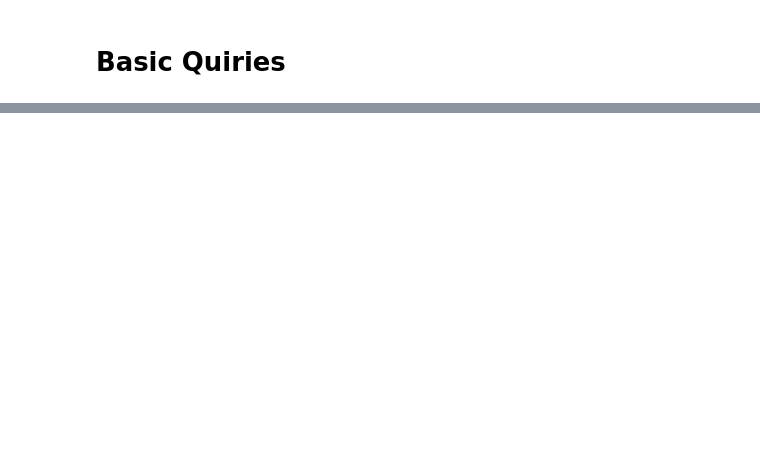
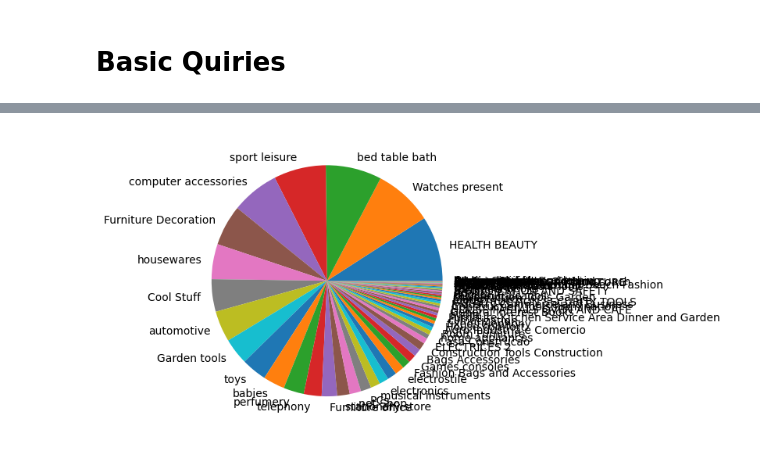
Before and after one commit to aakash-gupta02/Python-SQL-Ecommerce-Analysis, a Jupyter notebook: analytics.ipynb, the cells around one changed output, grey strips where cells are left out. Cells and saved outputs as stored; diff of their text form; code cells hidden in the pictures; blank space fills up the shorter version.

```diff
--- a/analytics.ipynb
+++ b/analytics.ipynb
@@ -30,0 +92,32 @@ data
+# %%
+#  3. Calculate the percentage of total revenue contributed by each product category.
+
+
+
+query = """  SELECT
+    products.product_category AS category,
+    ROUND(SUM(order_items.price + order_items.freight_value) / (SELECT
+                    ROUND(SUM(price + freight_value), 2)
+                FROM
+                    order_items) * 100.0,
+            2) AS Percent
+FROM
+    products
+        JOIN
+    order_items ON products.product_id = order_items.product_id
+GROUP BY category
+ORDER BY Percent DESC;   """
+
+cur.execute(query)
+
+data = cur.fetchall()
+
+data
+
+df = pd.DataFrame(data, columns=["Category", "Percent"] )
+df
+
+plt.pie(df["Percent"] , labels = df["Category"])
+plt.show()
+# %% [output]
+[figure, added]
```
Also changed, not shown: parts of 9 cells of this notebook.
